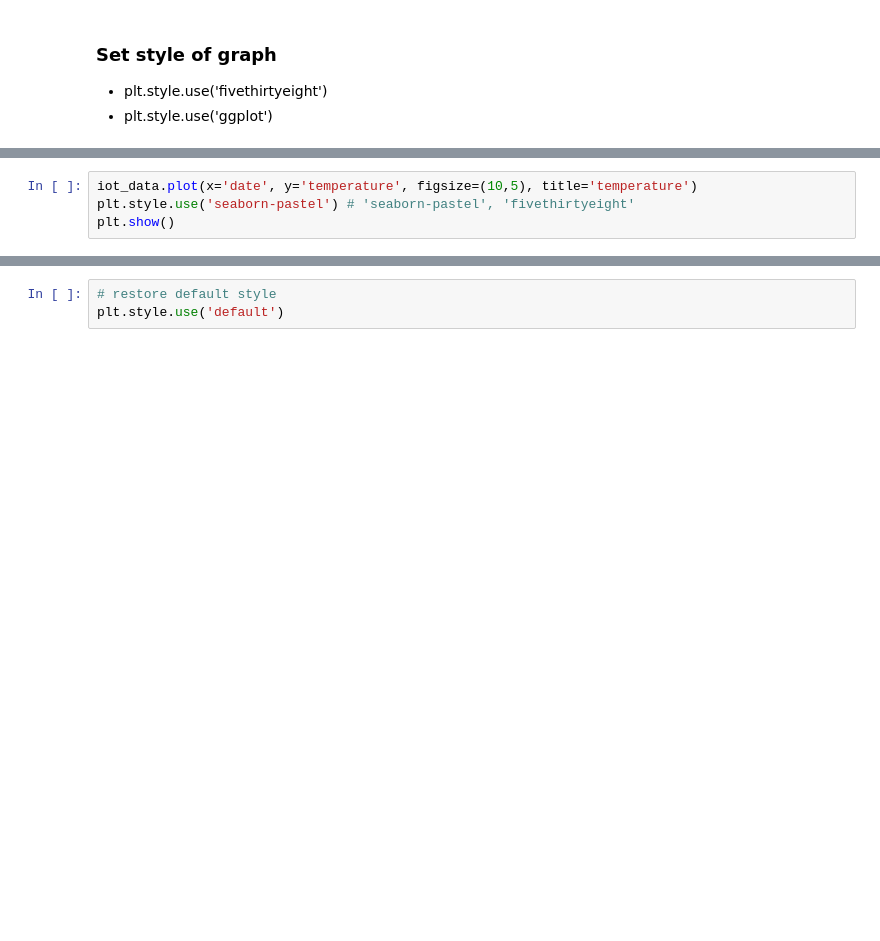
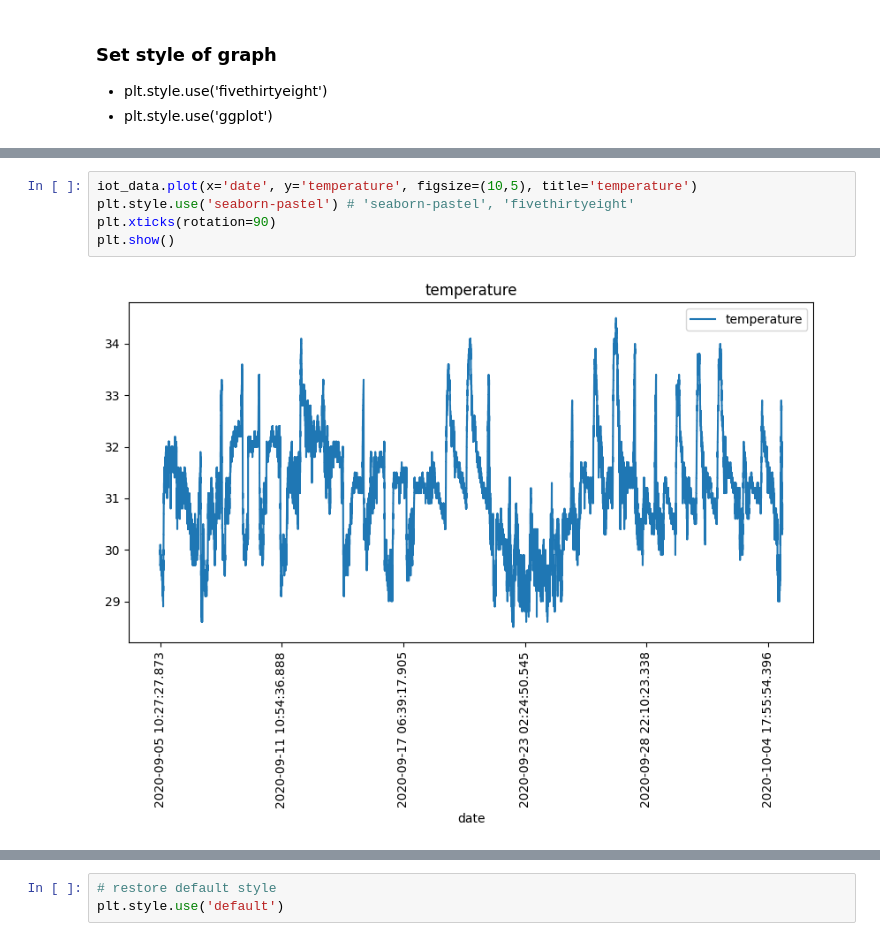
Before and after one commit to SALRIGO/pdm04, a Jupyter notebook: py-pandas/pandas_6_iot_nano33.ipynb, the cells around one changed output, grey strips where cells are left out. Cells and saved outputs as stored; diff of their text form; blank space fills up the shorter version.

```diff
--- a/py-pandas/pandas_6_iot_nano33.ipynb
+++ b/py-pandas/pandas_6_iot_nano33.ipynb
@@ -273,4 +300,7 @@ plt.style.available
 # %%
 iot_data.plot(x='date', y='temperature', figsize=(10,5), title='temperature')
 plt.style.use('seaborn-pastel') # 'seaborn-pastel', 'fivethirtyeight'
+plt.xticks(rotation=90)
 plt.show()
+# %% [output]
+[figure, added]
```
Also changed, not shown: parts of 53 cells of this notebook.
